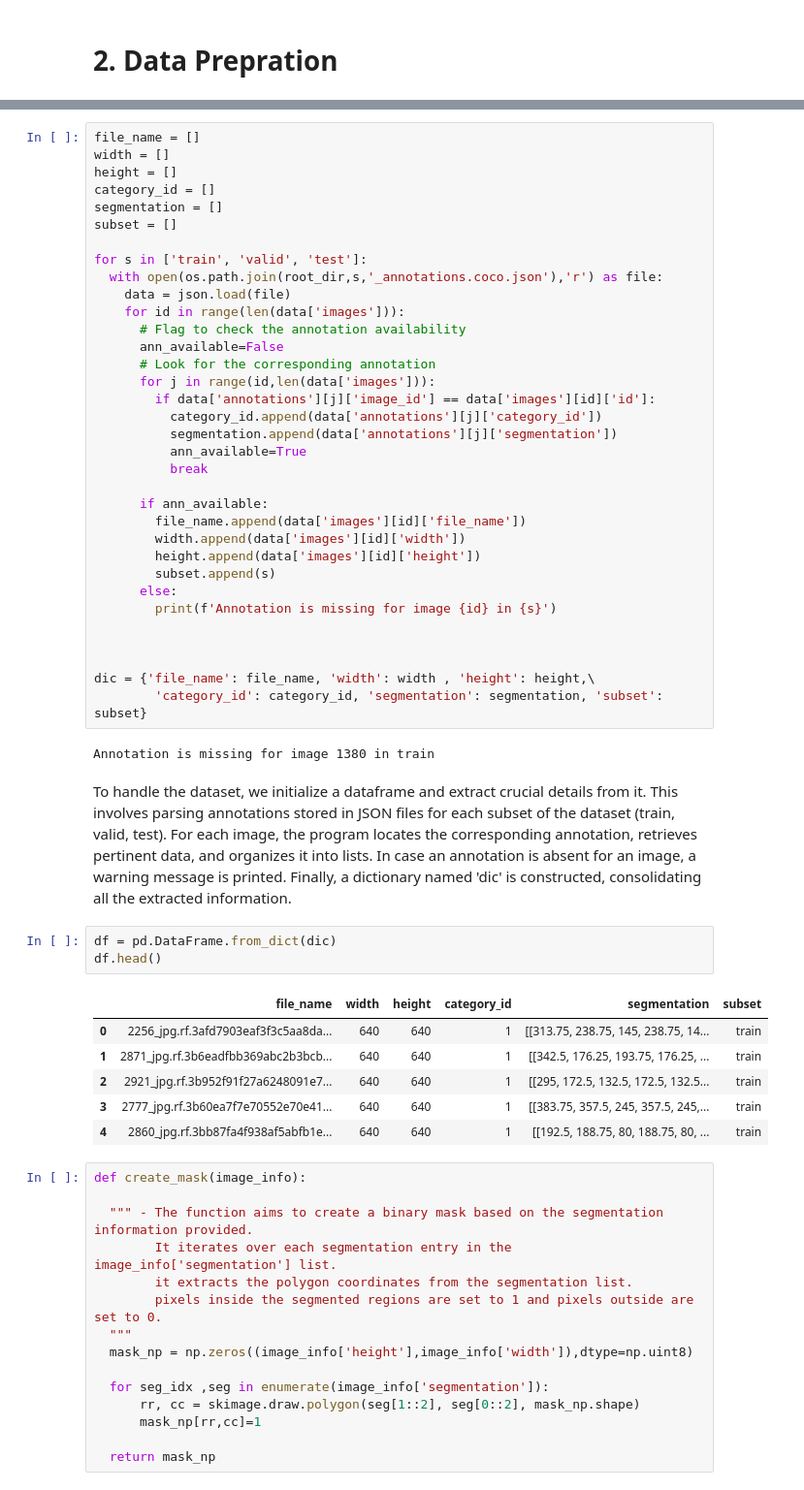
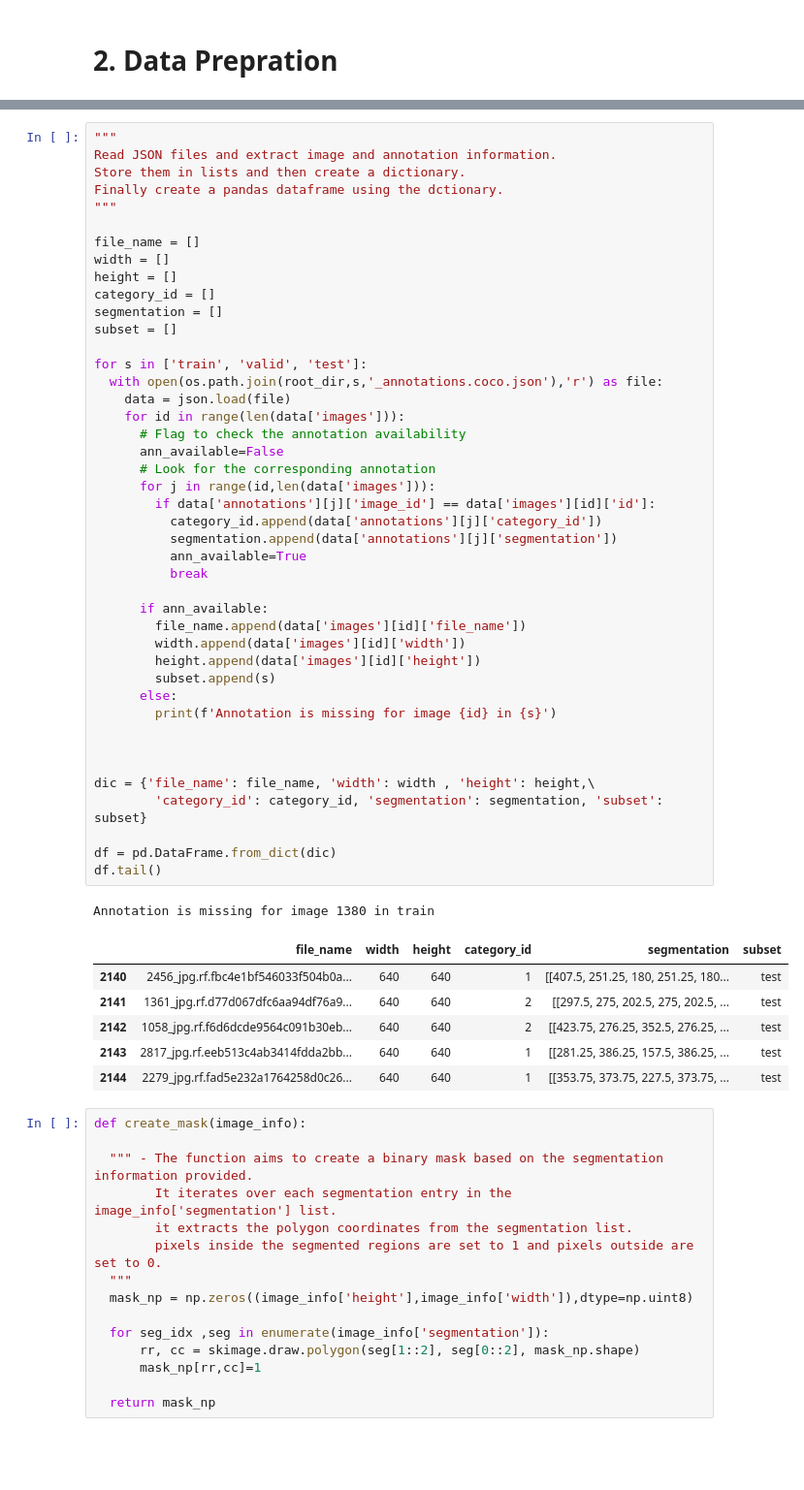
Before and after one commit to 87tana/SemanticSegmentation-in-Medical-Imaging, a Jupyter notebook: Tumor_Semantic_Segmentation.ipynb, the cells around one changed output, grey strips where cells are left out. Shown at 97% size. Drawn from its saved outputs; the diff is of its cells as text; blank space fills up the shorter version.

```diff
--- a/Tumor_Semantic_Segmentation.ipynb
+++ b/Tumor_Semantic_Segmentation.ipynb
@@ -49,4 +47,10 @@ set(data)
 # %%
+"""
+Read JSON files and extract image and annotation information.
+Store them in lists and then create a dictionary.
+Finally create a pandas dataframe using the dctionary.
+"""
+
 file_name = []
 width = []
 height = []
@@ -55,45 +59,42 @@ segmentation = []
 subset = []
 
 for s in ['train', 'valid', 'test']:
   with open(os.path.join(root_dir,s,'_annotations.coco.json'),'r') as file:
     data = json.load(file)
     for id in range(len(data['images'])):
       # Flag to check the annotation availability
       ann_available=False
       # Look for the corresponding annotation
       for j in range(id,len(data['images'])):
         if data['annotations'][j]['image_id'] == data['images'][id]['id']:
           category_id.append(data['annotations'][j]['category_id'])
           segmentation.append(data['annotations'][j]['segmentation'])
           ann_available=True
           break
 
       if ann_available:
         file_name.append(data['images'][id]['file_name'])
         width.append(data['images'][id]['width'])
         height.append(data['images'][id]['height'])
         subset.append(s)
       else:
         print(f'Annotation is missing for image {id} in {s}')
 
 
 
 dic = {'file_name': file_name, 'width': width , 'height': height,\
         'category_id': category_id, 'segmentation': segmentation, 'subset': subset}
+
+df = pd.DataFrame.from_dict(dic)
+df.tail()
 # %% [output]
 Annotation is missing for image 1380 in train
+|  | file_name | width | height | category_id | segmentation | subset |
+| 2140 | 2456_jpg.rf.fbc4e1bf546033f504b0a... | 640 | 640 | 1 | [[407.5, 251.25, 180, 251.25, 180... | test |
+| 2141 | 1361_jpg.rf.d77d067dfc6aa94df76a9... | 640 | 640 | 2 | [[297.5, 275, 202.5, 275, 202.5, ... | test |
+| 2142 | 1058_jpg.rf.f6d6dcde9564c091b30eb... | 640 | 640 | 2 | [[423.75, 276.25, 352.5, 276.25, ... | test |
+| 2143 | 2817_jpg.rf.eeb513c4ab3414fdda2bb... | 640 | 640 | 1 | [[281.25, 386.25, 157.5, 386.25, ... | test |
+| 2144 | 2279_jpg.rf.fad5e232a1764258d0c26... | 640 | 640 | 1 | [[353.75, 373.75, 227.5, 373.75, ... | test |
-# %% [markdown]
-To handle the dataset, we initialize a dataframe and extract crucial details from it. This involves parsing annotations stored in JSON files for each subset of the dataset (train, valid, test). For each image, the program locates the corresponding annotation, retrieves pertinent data, and organizes it into lists. In case an annotation is absent for an image, a warning message is printed. Finally, a dictionary named 'dic' is constructed, consolidating all the extracted information.
-# %%
-df = pd.DataFrame.from_dict(dic)
-df.head()
-# %% [output]
-|  | file_name | width | height | category_id | segmentation | subset |
-| 0 | 2256_jpg.rf.3afd7903eaf3f3c5aa8da... | 640 | 640 | 1 | [[313.75, 238.75, 145, 238.75, 14... | train |
-| 1 | 2871_jpg.rf.3b6eadfbb369abc2b3bcb... | 640 | 640 | 1 | [[342.5, 176.25, 193.75, 176.25, ... | train |
-| 2 | 2921_jpg.rf.3b952f91f27a6248091e7... | 640 | 640 | 1 | [[295, 172.5, 132.5, 172.5, 132.5... | train |
-| 3 | 2777_jpg.rf.3b60ea7f7e70552e70e41... | 640 | 640 | 1 | [[383.75, 357.5, 245, 357.5, 245,... | train |
-| 4 | 2860_jpg.rf.3bb87fa4f938af5abfb1e... | 640 | 640 | 1 | [[192.5, 188.75, 80, 188.75, 80, ... | train |
 # %%
 def create_mask(image_info):
 
```
Also changed, not shown: parts of 18 cells of this notebook.
